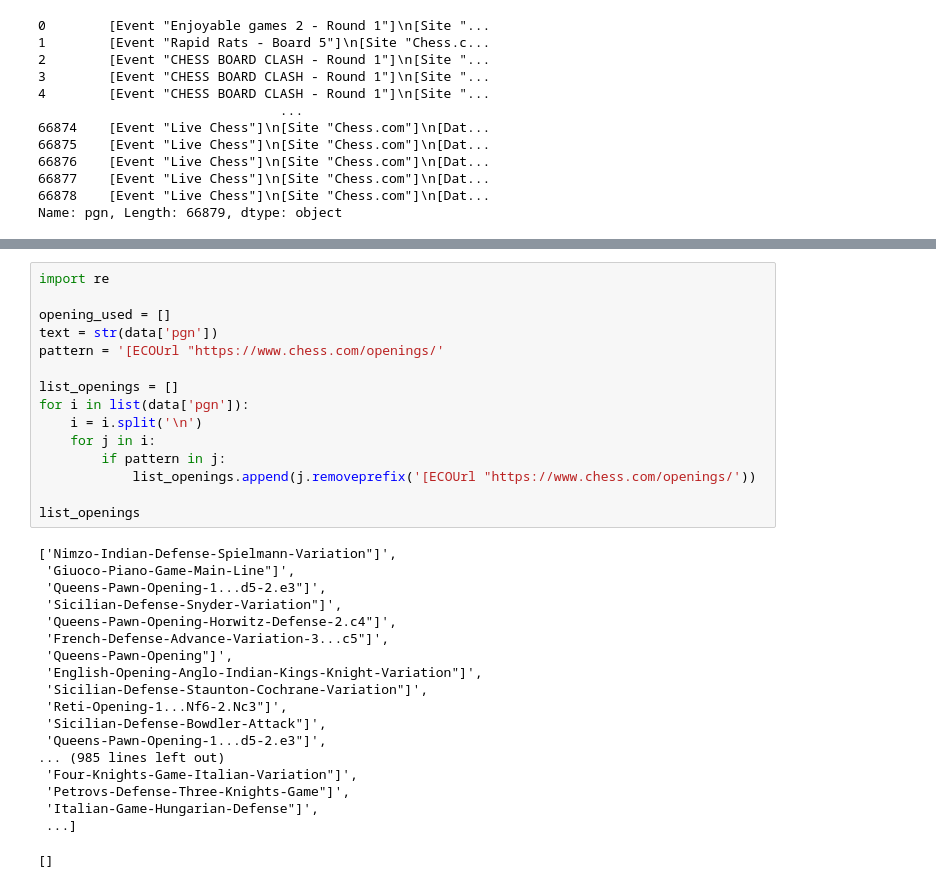
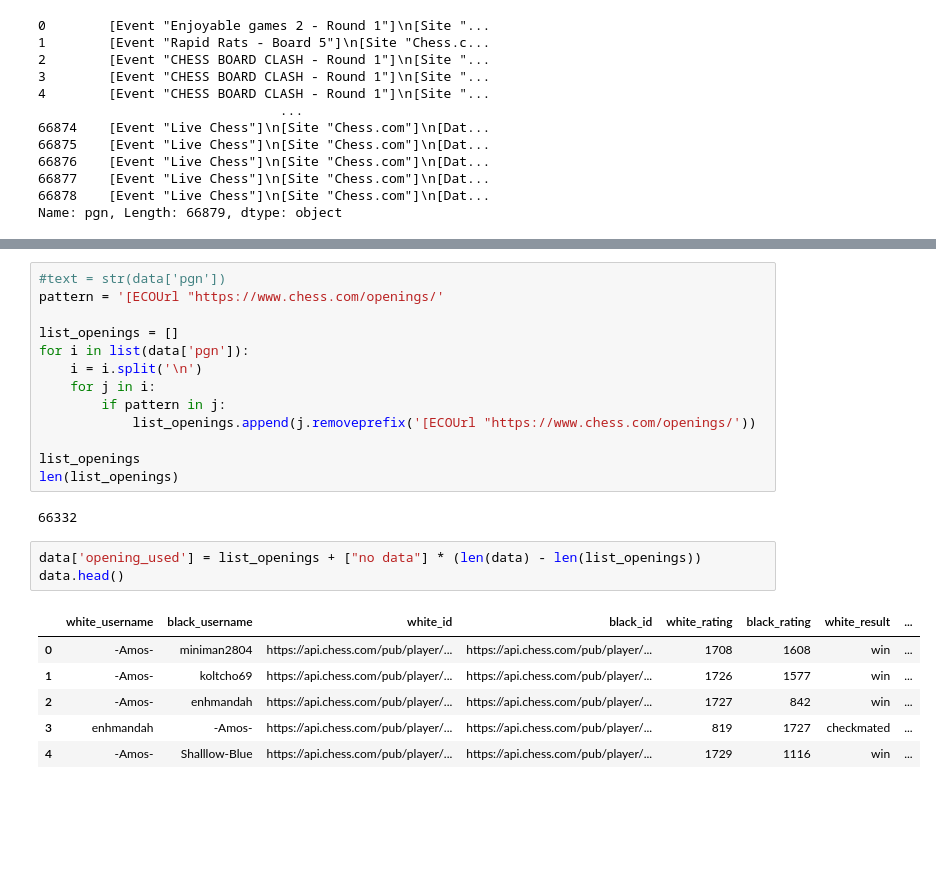
Before and after one commit to MilesTsue93/ChessAnalysis, a Jupyter notebook: ML_script.ipynb, the cells around one changed output, grey strips where cells are left out. Cells and saved outputs as stored; diff of their text form; blank space fills up the shorter version.

```diff
--- a/ML_script.ipynb
+++ b/ML_script.ipynb
@@ -42,8 +42,5 @@ data['pgn'][1]
 # %%
-import re
-
-opening_used = []
-text = str(data['pgn'])
+#text = str(data['pgn'])
 pattern = '[ECOUrl "https://www.chess.com/openings/'
 
 list_openings = []
@@ -54,24 +51,16 @@ for i in list(data['pgn']):
             list_openings.append(j.removeprefix('[ECOUrl "https://www.chess.com/openings/'))
 
 list_openings
+len(list_openings)
 # %% [output]
-['Nimzo-Indian-Defense-Spielmann-Variation"]',
- 'Giuoco-Piano-Game-Main-Line"]',
- 'Queens-Pawn-Opening-1...d5-2.e3"]',
- 'Sicilian-Defense-Snyder-Variation"]',
- 'Queens-Pawn-Opening-Horwitz-Defense-2.c4"]',
- 'French-Defense-Advance-Variation-3...c5"]',
- 'Queens-Pawn-Opening"]',
- 'English-Opening-Anglo-Indian-Kings-Knight-Variation"]',
- 'Sicilian-Defense-Staunton-Cochrane-Variation"]',
- 'Reti-Opening-1...Nf6-2.Nc3"]',
- 'Sicilian-Defense-Bowdler-Attack"]',
- 'Queens-Pawn-Opening-1...d5-2.e3"]',
-... (985 lines left out)
- 'Four-Knights-Game-Italian-Variation"]',
- 'Petrovs-Defense-Three-Knights-Game"]',
- 'Italian-Game-Hungarian-Defense"]',
- ...]
+66332
 # %%
+data['opening_used'] = list_openings + ["no data"] * (len(data) - len(list_openings))
+data.head()
 # %% [output]
-[]
+|  | white_username | black_username | white_id | black_id | white_rating | black_rating | white_result | ... |
+| 0 | -Amos- | miniman2804 | https://api.chess.com/pub/player/... | https://api.chess.com/pub/player/... | 1708 | 1608 | win | ... |
+| 1 | -Amos- | koltcho69 | https://api.chess.com/pub/player/... | https://api.chess.com/pub/player/... | 1726 | 1577 | win | ... |
+| 2 | -Amos- | enhmandah | https://api.chess.com/pub/player/... | https://api.chess.com/pub/player/... | 1727 | 842 | win | ... |
+| 3 | enhmandah | -Amos- | https://api.chess.com/pub/player/... | https://api.chess.com/pub/player/... | 819 | 1727 | checkmated | ... |
+| 4 | -Amos- | Shalllow-Blue | https://api.chess.com/pub/player/... | https://api.chess.com/pub/player/... | 1729 | 1116 | win | ... |
```
Also changed, not shown: parts of 7 cells of this notebook.
